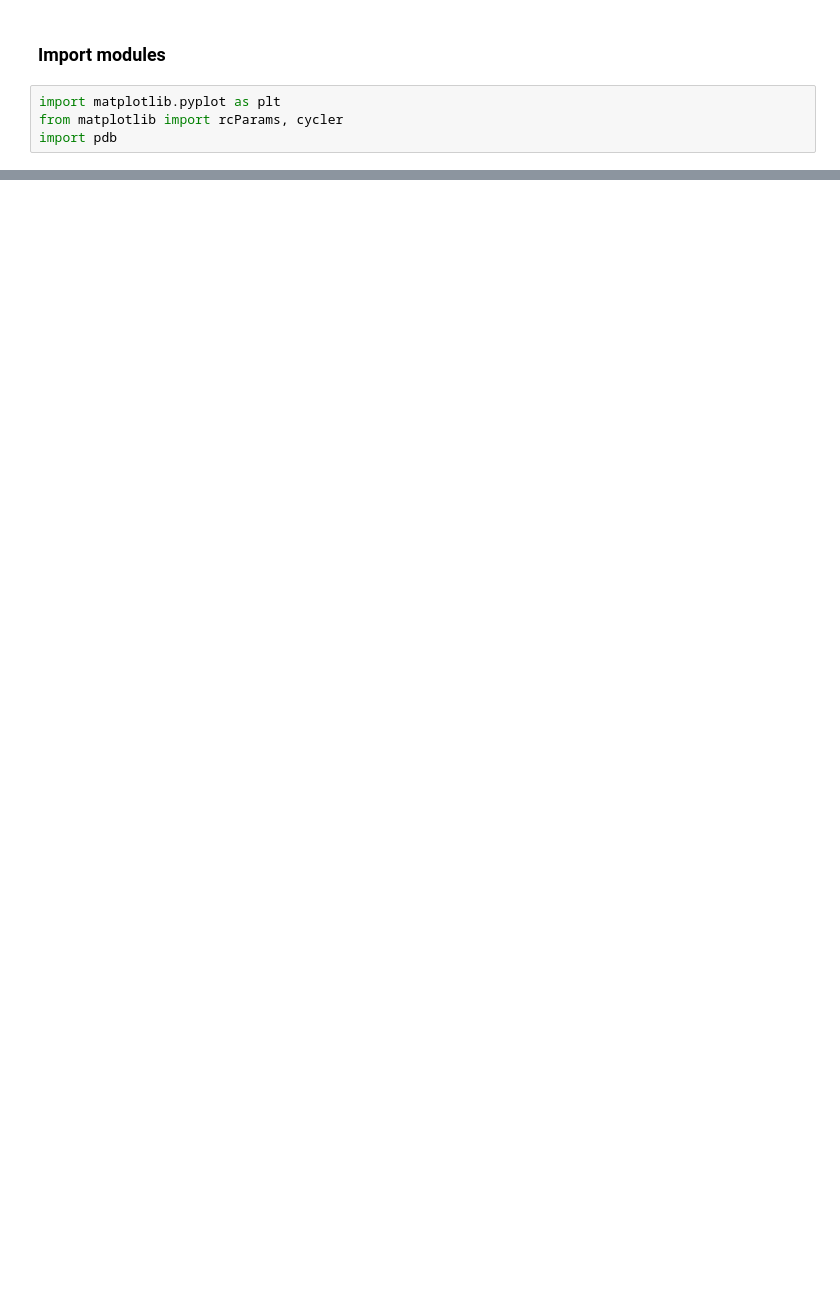
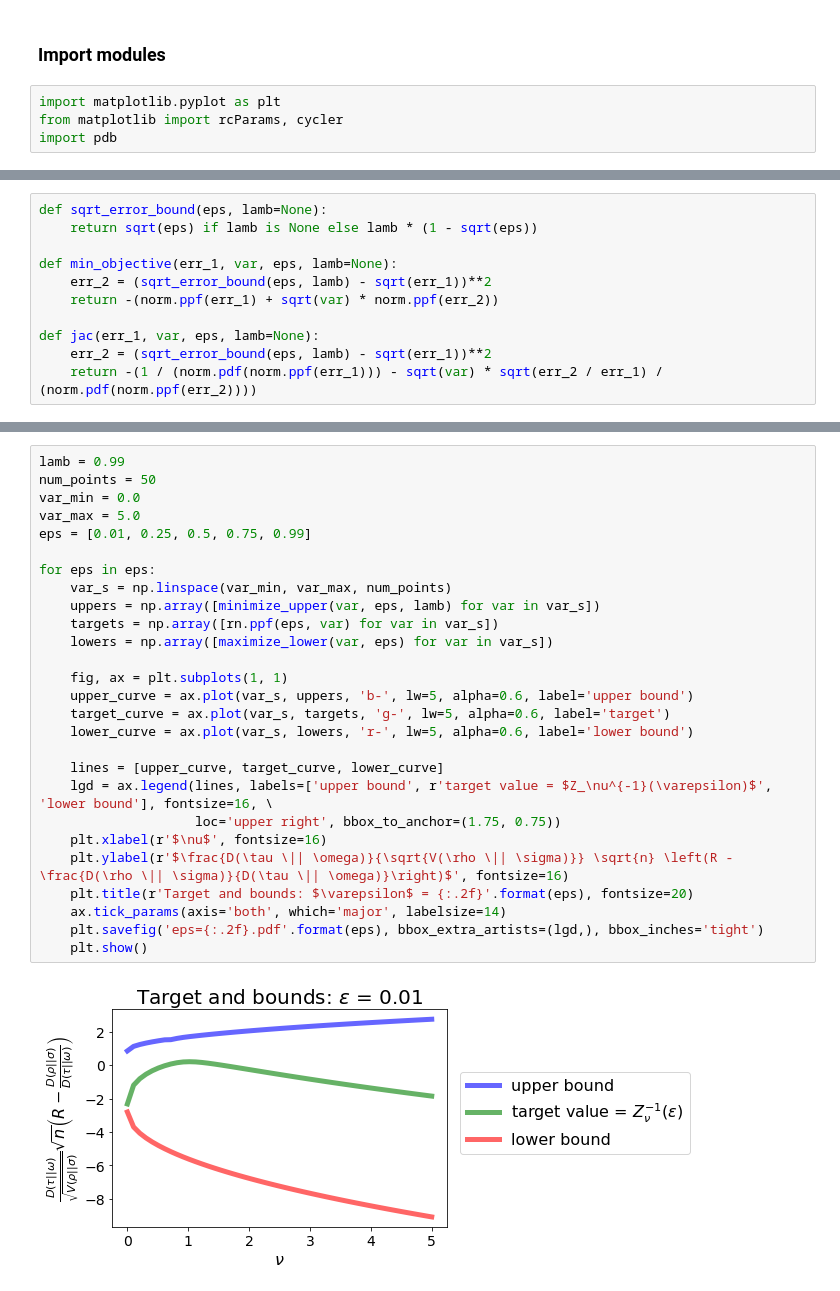
Before and after one commit to briancylui/qit, a Jupyter notebook: rayleigh-normal.ipynb, the cells around one changed output, grey strips where cells are left out. Cells and saved outputs as stored; diff of their text form; blank space fills up the shorter version.

```diff
--- a/rayleigh-normal.ipynb
+++ b/rayleigh-normal.ipynb
@@ -204,0 +255,11 @@ Text(0.5, 1.0, 'Rayleigh-normal distribution functions')
+# %%
+def sqrt_error_bound(eps, lamb=None):
+    return sqrt(eps) if lamb is None else lamb * (1 - sqrt(eps))
+
+def min_objective(err_1, var, eps, lamb=None):
+    err_2 = (sqrt_error_bound(eps, lamb) - sqrt(err_1))**2
+    return -(norm.ppf(err_1) + sqrt(var) * norm.ppf(err_2))
+
+def jac(err_1, var, eps, lamb=None):
+    err_2 = (sqrt_error_bound(eps, lamb) - sqrt(err_1))**2
+    return -(1 / (norm.pdf(norm.ppf(err_1))) - sqrt(var) * sqrt(err_2 / err_1) / (norm.pdf(norm.ppf(err_2))))
@@ -204,0 +298,29 @@ Text(0.5, 1.0, 'Rayleigh-normal distribution functions')
+# %%
+lamb = 0.99
+num_points = 50
+var_min = 0.0
+var_max = 5.0
+eps = [0.01, 0.25, 0.5, 0.75, 0.99]
+
+for eps in eps:
+    var_s = np.linspace(var_min, var_max, num_points)
+    uppers = np.array([minimize_upper(var, eps, lamb) for var in var_s])
+    targets = np.array([rn.ppf(eps, var) for var in var_s])
+    lowers = np.array([maximize_lower(var, eps) for var in var_s])
+
+    fig, ax = plt.subplots(1, 1)
+    upper_curve = ax.plot(var_s, uppers, 'b-', lw=5, alpha=0.6, label='upper bound')
+    target_curve = ax.plot(var_s, targets, 'g-', lw=5, alpha=0.6, label='target')
+    lower_curve = ax.plot(var_s, lowers, 'r-', lw=5, alpha=0.6, label='lower bound')
+
+    lines = [upper_curve, target_curve, lower_curve]
+    lgd = ax.legend(lines, labels=['upper bound', r'target value = $Z_\nu^{-1}(\varepsilon)$', 'lower bound'], fontsize=16, \
+                    loc='upper right', bbox_to_anchor=(1.75, 0.75))
+    plt.xlabel(r'$\nu$', fontsize=16)
+    plt.ylabel(r'$\frac{D(\tau \|| \omega)}{\sqrt{V(\rho \|| \sigma)}} \sqrt{n} \left(R - \frac{D(\rho \|| \sigma)}{D(\tau \|| \omega)}\right)$', fontsize=16)
+    plt.title(r'Target and bounds: $\varepsilon$ = {:.2f}'.format(eps), fontsize=20)
+    ax.tick_params(axis='both', which='major', labelsize=14)
+    plt.savefig('eps={:.2f}.pdf'.format(eps), bbox_extra_artists=(lgd,), bbox_inches='tight')
+    plt.show()
+# %% [output]
+[figure, added]
```
Also changed, not shown: parts of 33 cells of this notebook.
